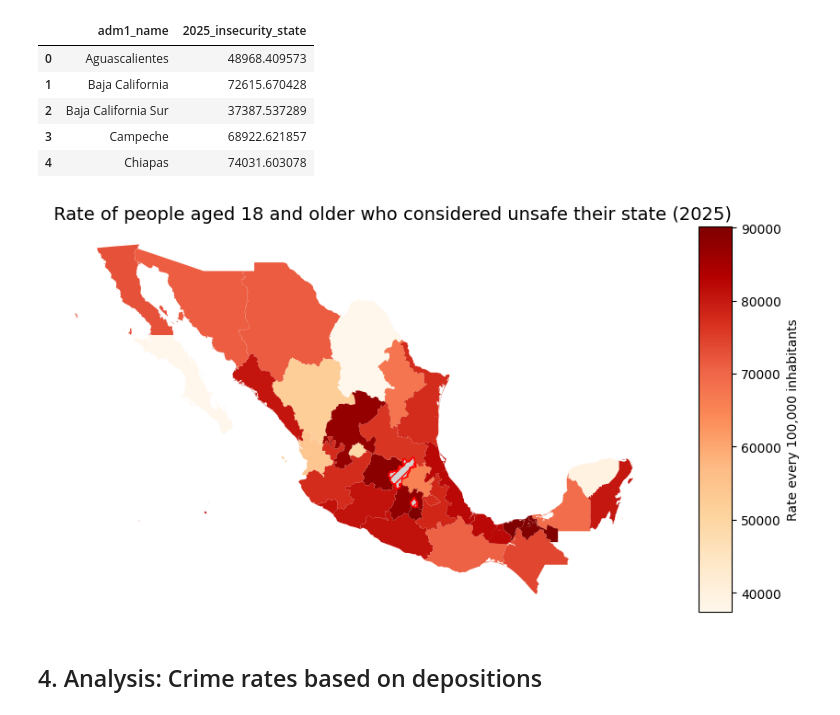
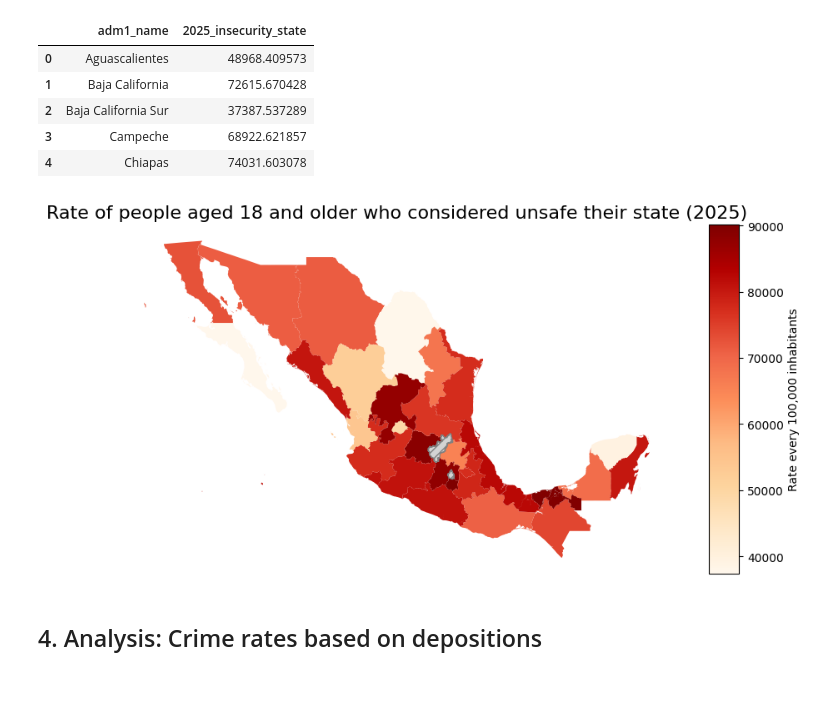
Before and after one commit to irenecelebrin/programming-for-data-analytics, a Jupyter notebook: project/project.ipynb, the cells around one changed output. Saved outputs shown, nothing was run; the diff lists cells and outputs as text; code cells hidden in the pictures; blank space fills up the shorter version.

```diff
--- a/project/project.ipynb
+++ b/project/project.ipynb
@@ -655,9 +643,3 @@ map.head(5)
 | 3 | Campeche | None | None | None | MX04 | México | None | None | ... |
 | 4 | Chiapas | None | None | None | MX07 | México | None | None | ... |
 5 rows × 22 columns
-# %%
-# MOVE SOMEWHERE ELSE
-'''
-plt.rcParams['figure.figsize'] = [25, 25]
-map.plot(column='adm1_name', legend=True, edgecolor="grey")
-'''
@@ -705,32 +685,31 @@ map[["adm1_name", "2025_insecurity_state"]].head()
 # %%
 # https://nbviewer.org/github/pysal/inequality/blob/main/docs/user-guide/measure/theil.ipynb
 # https://www.youtube.com/watch?v=aGPQXD-rLgw
 # legend: https://geopandas.org/en/stable/docs/user_guide/mapping.html#creating-a-legend
 # https://matplotlib.org/stable/api/_as_gen/matplotlib.axes.Axes.set_axis_off.html
 
 
-fig, ax = plt.subplots(1, 1)
+fig, ax = plt.subplots(1, 1, figsize=(10, 10))
 divider = make_axes_locatable(ax)
 
 cax = divider.append_axes("right", size="5%", pad=0.1)
 map.plot(
     column='2025_insecurity_state',
     ax=ax,
+    cax=cax,
     legend=True,
-    cax=cax,
     legend_kwds={"label": "Rate every 100,000 inhabitants", "orientation": "vertical"},
     cmap='OrRd',
-    missing_kwds={"color": "lightgrey", "edgecolor": "red", "hatch": "///"}
+    missing_kwds={"color": "lightgrey", "edgecolor": "Grey", "hatch": "///"}
 );
 ax.set_axis_off()
-plt.title('Rate of people aged 18 and older who considered unsafe their state (2025)', size = 14, loc = 'right')
-plt.rcParams['figure.figsize'] = [10, 10]
-
+ax.set_title('Rate of people aged 18 and older who considered unsafe their state (2025)', size = 16)
+plt.show()
 
 #plt.legend()
 # https://share.google/aimode/U1k86IMoMlSjQWVUh
 # %% [output]
-[figure, old version]
+[figure, new version]
 # %% [markdown]
 ## 4. Analysis: Crime rates based on depositions
 # %% [markdown]
```
Also changed, not shown: parts of 29 cells of this notebook.
